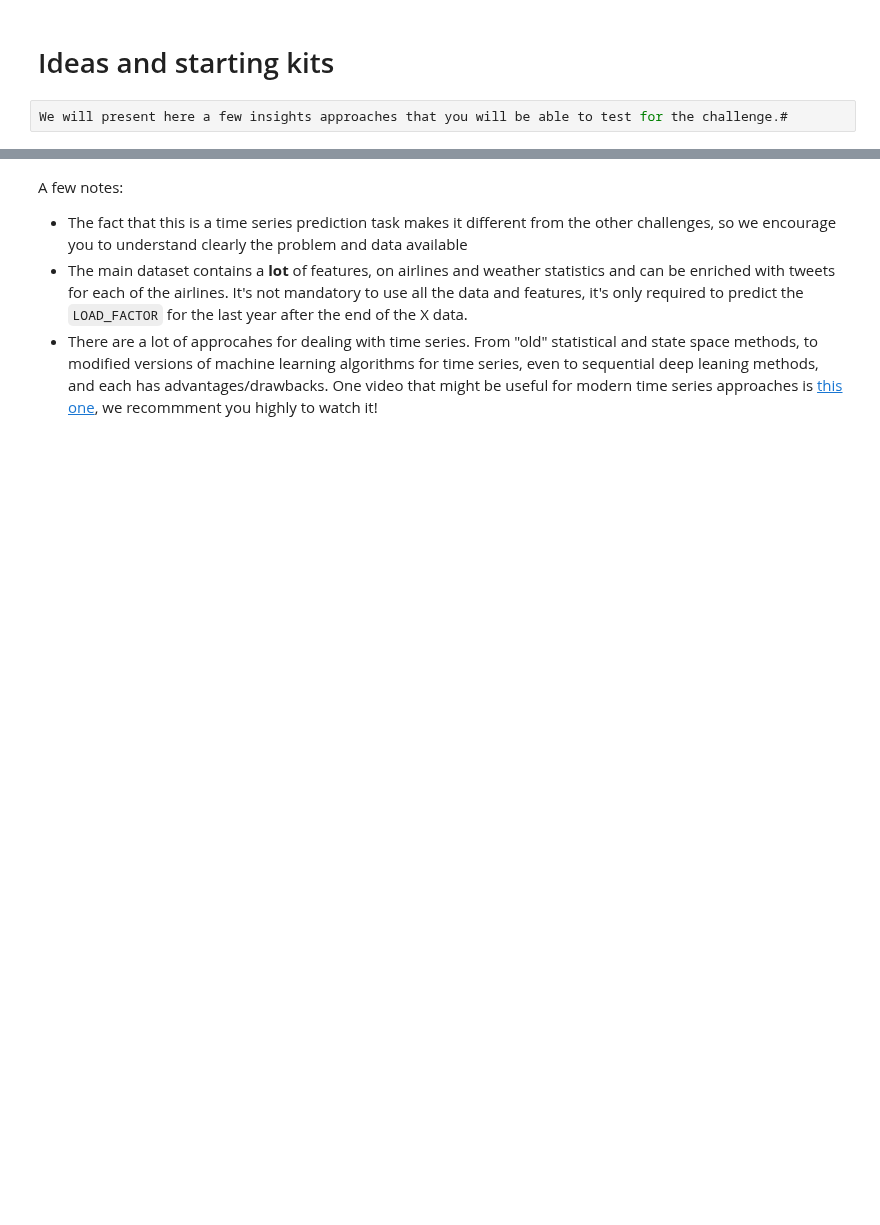
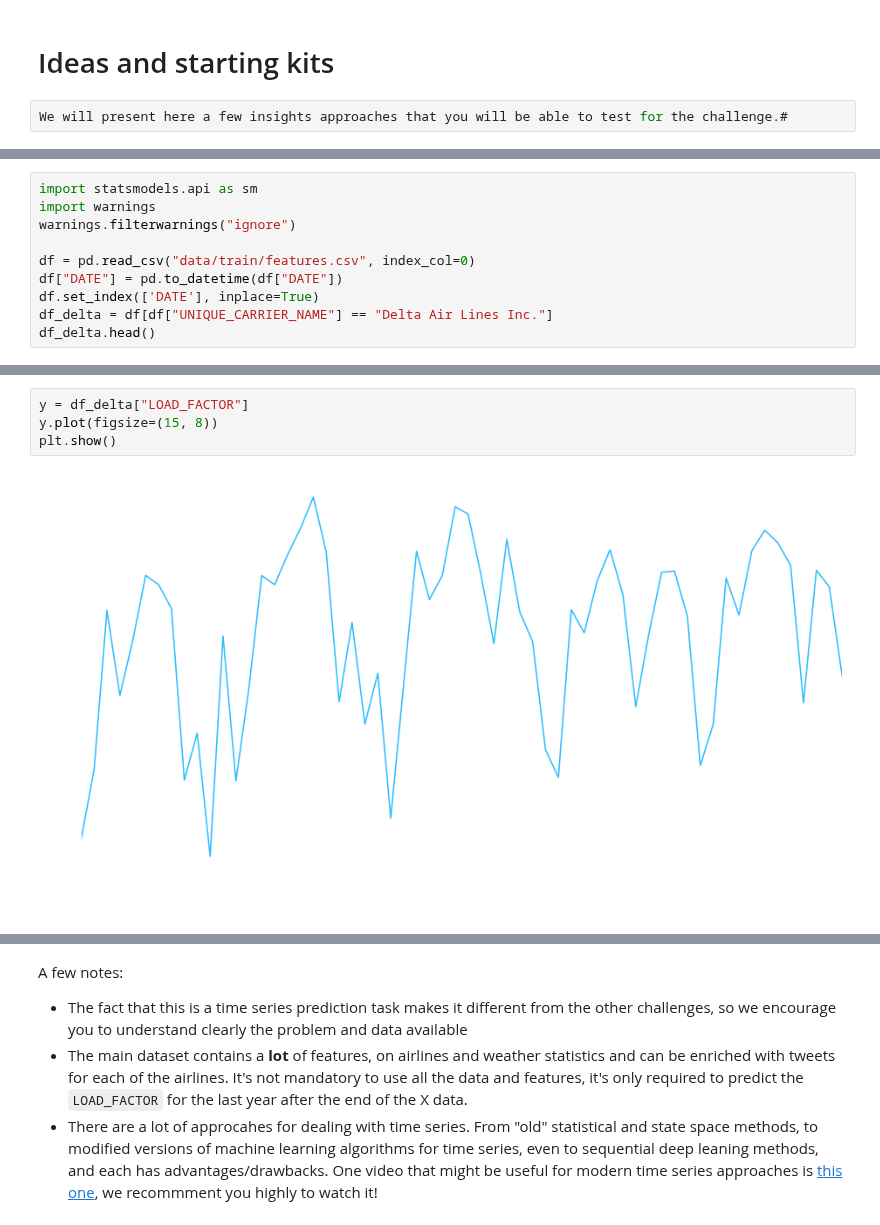
Before and after one commit to alexZajac/airlines_performance, a Jupyter notebook: airlines_performance.ipynb, the cells around one changed output, grey strips where cells are left out. Cells and saved outputs as stored; diff of their text form; blank space fills up the shorter version.

```diff
--- a/airlines_performance.ipynb
+++ b/airlines_performance.ipynb
@@ -766,0 +769,10 @@ One of the conventional approaches for time series is to use [(S)ARIMA(X) models
+# %%
+import statsmodels.api as sm
+import warnings
+warnings.filterwarnings("ignore")
+
+df = pd.read_csv("data/train/features.csv", index_col=0)
+df["DATE"] = pd.to_datetime(df["DATE"])
+df.set_index(['DATE'], inplace=True)
+df_delta = df[df["UNIQUE_CARRIER_NAME"] == "Delta Air Lines Inc."]
+df_delta.head()
@@ -766,0 +788,6 @@ One of the conventional approaches for time series is to use [(S)ARIMA(X) models
+# %%
+y = df_delta["LOAD_FACTOR"]
+y.plot(figsize=(15, 8))
+plt.show()
+# %% [output]
+[figure, added]
```
Also changed, not shown: parts of 18 cells of this notebook, 6 other files.
